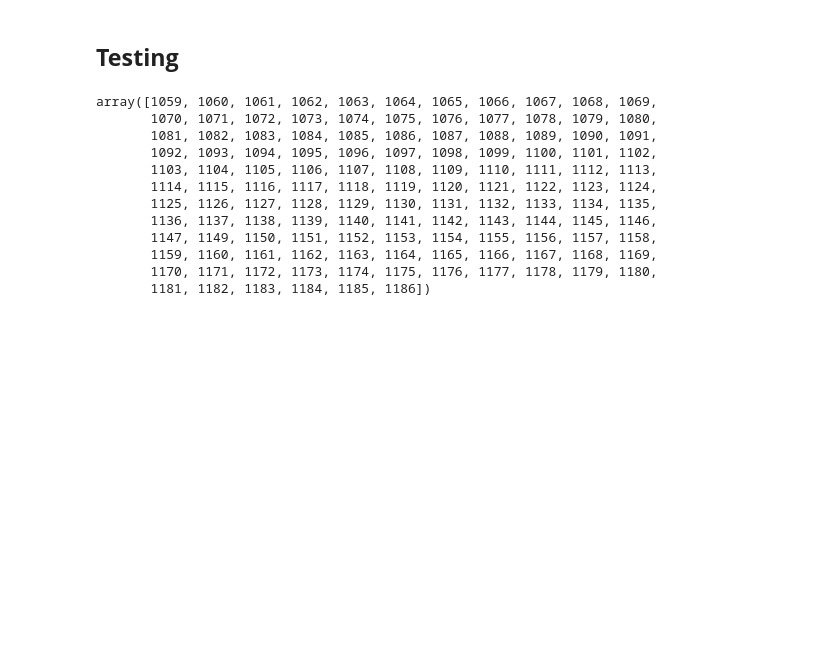
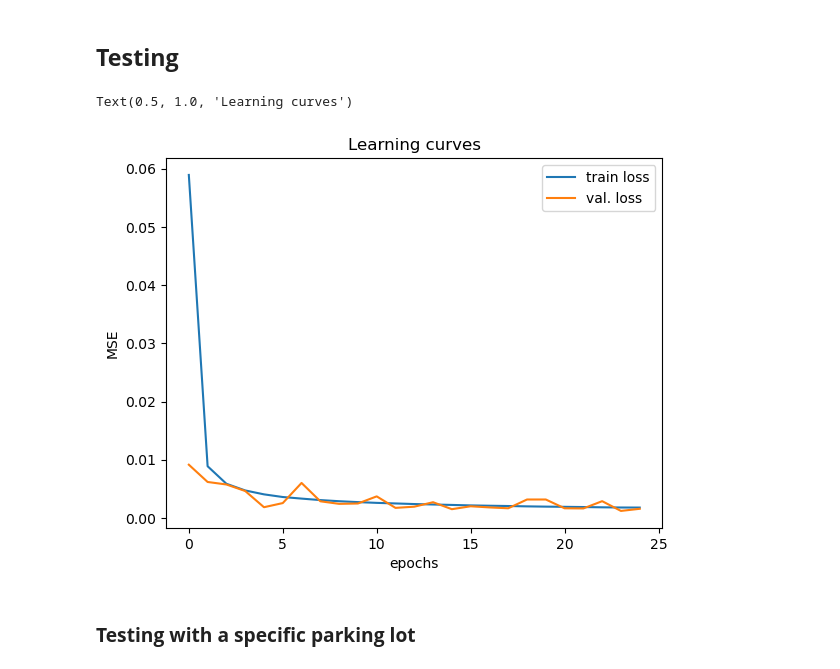
Before and after one commit to alelevente/sumo_sec, a Jupyter notebook: 03_src/03_baseline_nn.ipynb, the cells around one changed output. Cells and saved outputs as stored; diff of their text form; code cells hidden in the pictures; blank space fills up the shorter version.

Commit message:
many changes and learning

```diff
--- a/03_src/03_baseline_nn.ipynb
+++ b/03_src/03_baseline_nn.ipynb
@@ -9,2 +8,4 @@ import neural_network
 # %%
-EPOCHS = 10
+EPOCHS = 100
+TRAIN = range(0, 55)
+TEST = range(55, 60)
@@ -15,3 +86,5 @@ data = pd.read_csv(OCCUPATION, header=None)
+# %%
+train_data = pd.read_csv("../02_data/nn_baseline_train.csv", header=None)
 # %%
 nn = neural_network.NeuralNetwork()
 # %% [output]
@@ -95,15 +162,0 @@ def normalize(x, min_d, max_d):
-# %%
-raw_df["ids"].unique()
-# %% [output]
-array([1059, 1060, 1061, 1062, 1063, 1064, 1065, 1066, 1067, 1068, 1069,
-       1070, 1071, 1072, 1073, 1074, 1075, 1076, 1077, 1078, 1079, 1080,
-       1081, 1082, 1083, 1084, 1085, 1086, 1087, 1088, 1089, 1090, 1091,
-       1092, 1093, 1094, 1095, 1096, 1097, 1098, 1099, 1100, 1101, 1102,
-       1103, 1104, 1105, 1106, 1107, 1108, 1109, 1110, 1111, 1112, 1113,
-       1114, 1115, 1116, 1117, 1118, 1119, 1120, 1121, 1122, 1123, 1124,
-       1125, 1126, 1127, 1128, 1129, 1130, 1131, 1132, 1133, 1134, 1135,
-       1136, 1137, 1138, 1139, 1140, 1141, 1142, 1143, 1144, 1145, 1146,
-       1147, 1149, 1150, 1151, 1152, 1153, 1154, 1155, 1156, 1157, 1158,
-       1159, 1160, 1161, 1162, 1163, 1164, 1165, 1166, 1167, 1168, 1169,
-       1170, 1171, 1172, 1173, 1174, 1175, 1176, 1177, 1178, 1179, 1180,
-       1181, 1182, 1183, 1184, 1185, 1186])
@@ -110 +165,13 @@ array([1059, 1060, 1061, 1062, 1063, 1064, 1065, 1066, 1067, 1068, 1069,
+# %%
+plt.plot(history.history["loss"], label="train loss")
+plt.plot(history.history["val_loss"], label="val. loss")
+plt.xlabel("epochs")
+plt.ylabel("MSE")
+plt.legend()
+plt.title("Learning curves")
+# %% [output]
+Text(0.5, 1.0, 'Learning curves')
+[figure, added]
+# %% [markdown]
+### **Testing with a specific parking lot**
 # %%
```
Also changed, not shown: parts of 32 cells of this notebook, 8 other files.
